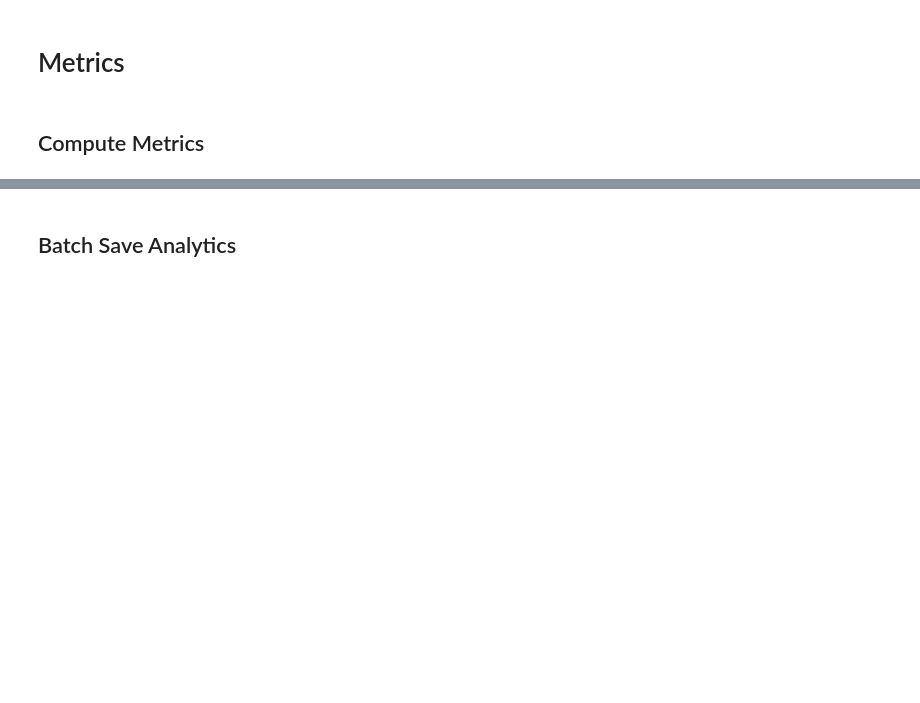
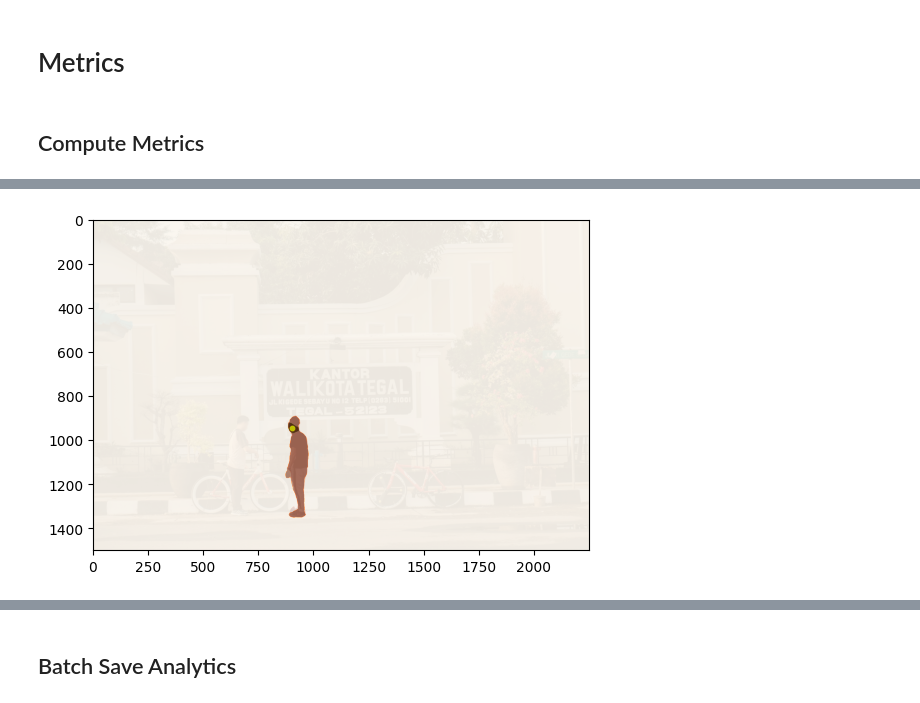
Before and after one commit to simoneangarano/BenchSAM, a Jupyter notebook: notebooks/Analysis.ipynb, the cells around one changed output, grey strips where cells are left out. Saved outputs shown, nothing was run; the diff lists cells and outputs as text; code cells hidden in the pictures; blank space fills up the shorter version.

```diff
--- a/notebooks/Analysis.ipynb
+++ b/notebooks/Analysis.ipynb
@@ -38,4 +41,2 @@ df_p.head()
-# %%
-df_p['mask_size'] = df_p.apply(lambda x: x['mask'].sum()/(x['shape'][0]*x['shape'][1]), axis=1)
 # %%
 df_p.hist(column='mask_size', bins=100, log=True)
@@ -49,10 +67,0 @@ np.percentile(df_p['mask_size'], 33)
-# %%
-# Add Image Shape
-if 'shape' not in df_p.keys():
-    df_p = add_image_shape(df_p, cfg)
-    df_p.head()
-    df_p.to_pickle(f"../results/{cfg['EXPERIMENT']}{cfg['DATASET']}_prompts.pkl")
-# %%
-df_p['score'] = df_p.apply(lambda s: 0, axis=1)
-df_p['s_class'] = df_p.apply(lambda s: None, axis=1)
-# df_p['mask_size'] = df_p.apply(get_mask_size, axis=1)
@@ -70,0 +68,11 @@ plt.show()
+# %%
+i = 0
+plt.imshow(get_image(df_p['name'][i], cfg))
+plt.scatter(*df_p['prompt'][i], c='y', s=10)
+plt.imshow(get_full_mask(df_p['mask'][i], None, df_p['shape'][i]), alpha=0.5, cmap='Blues')
+plt.imshow(get_full_mask(df_m['mask'][i], None, df_m['shape'][i]), alpha=0.5, cmap='Reds')
+plt.imshow(get_full_mask(df_o['mask'][i], None, df_o['shape'][i]), alpha=0.5, cmap='Greens')
+plt.imshow(get_full_mask(df_s['mask'][i], None, df_s['shape'][i]), alpha=0.5, cmap='Oranges')
+plt.show()
+# %% [output]
+[figure, added]
```
Also changed, not shown: parts of 31 cells of this notebook, 11 other files.
